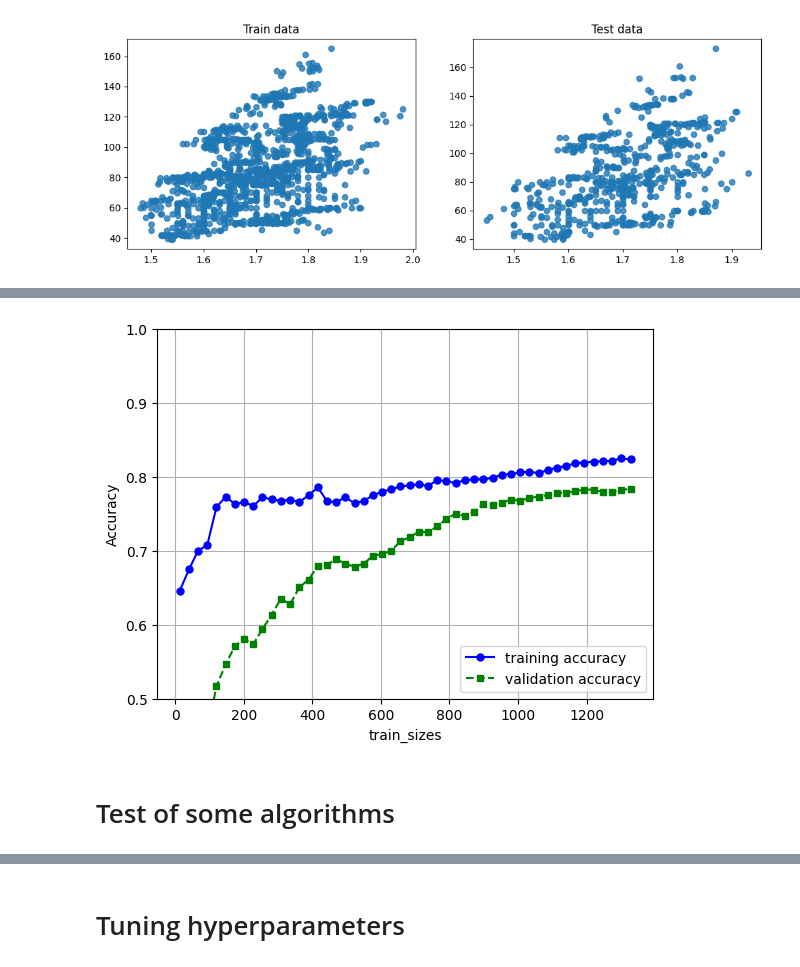
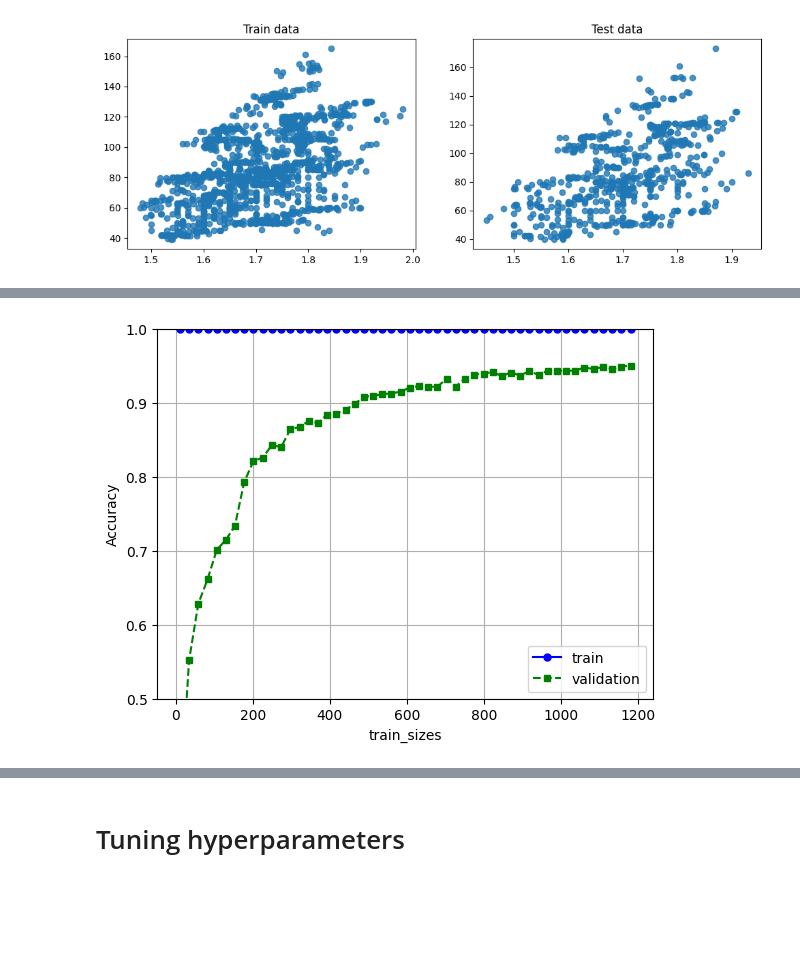
Before and after one commit to lolammrn/Python_project, a Jupyter notebook: Obesity.ipynb, the cells around one changed output, grey strips where cells are left out. Saved outputs shown, nothing was run; the diff lists cells and outputs as text; code cells hidden in the pictures; blank space fills up the shorter version.

```diff
--- a/Obesity.ipynb
+++ b/Obesity.ipynb
@@ -435,9 +568,2 @@ scaler.fit(X_train)                 # Il ne faut fiter que sur les data d'entrai
 X_train = scaler.transform(X_train)
 X_test  = scaler.transform(X_test)  # apply same transformation to test data
-# %%
-#min max scaling
-from sklearn.preprocessing import MinMaxScaler
-
-scaler = MinMaxScaler()
-X_train = scaler.fit_transform(X_train)
-X_test = scaler.transform(X_test)
@@ -474,30 +632,0 @@ plt.show()
-# %%
-models = []
-models.append(('LR', LogisticRegression(max_iter=200)))
-models.append(('KNN', KNeighborsClassifier()))
-models.append(('CART', DecisionTreeClassifier()))
-models.append(('RF', RandomForestClassifier()))
-models.append(('SVM', SVC()))
-
-#evaluate each model in turn
-results = []
-names = []
-for name, model in models:
-    model.fit(X_train, y_train)
-    y_pred = model.predict(X_test)
-    accuracy = accuracy_score(y_test, y_pred)
-    results.append(accuracy)
-    names.append(name)
-    msg = "%s: %f" % (name, accuracy)
-    print(msg)
-    print(accuracy_score(y_test, y_pred))
-    print(confusion_matrix(y_test, y_pred))
-    print(classification_report(y_test, y_pred))
-
-#compare algorithms
-# fig = plt.figure()
-# fig.suptitle('Algorithm Comparison')
-# ax = fig.add_subplot(111)
-# plt.boxplot(results)
-# ax.set_xticklabels(names)
-# plt.show()
@@ -641,19 +633,17 @@ LogisticRegression(C=9)
 # %%
 #learning curve
 from sklearn.model_selection import learning_curve
 
-train_sizes, train_scores, val_scores = learning_curve(model, X_train, y_train, cv=10, scoring='accuracy', n_jobs=-1, train_sizes=np.linspace(0.01, 1.0, 50))
+N, train_scores, val_scores = learning_curve(RandomForestClassifier(), X_train, y_train, n_jobs=-1, train_sizes=np.linspace(0.01, 1.0, 50))
 
-plt.plot(train_sizes, train_scores.mean(axis=1), color='blue', marker='o', markersize=5, label='training accuracy')
-plt.plot(train_sizes, val_scores.mean(axis=1), color='green', linestyle='--', marker='s', markersize=5, label='validation accuracy')
+plt.plot(N, train_scores.mean(axis=1), color='blue', marker='o', markersize=5, label='train')
+plt.plot(N, val_scores.mean(axis=1), color='green', linestyle='--', marker='s', markersize=5, label='validation')
 
 plt.grid()
 plt.xlabel('train_sizes')
 plt.ylabel('Accuracy')
 plt.legend(loc='lower right')
 plt.ylim([0.5, 1.0])
 plt.show()
 # %% [output]
-[figure, old version]
+[figure, new version]
-# %% [markdown]
-# Test of some algorithms
```
Also changed, not shown: parts of 34 cells of this notebook.
